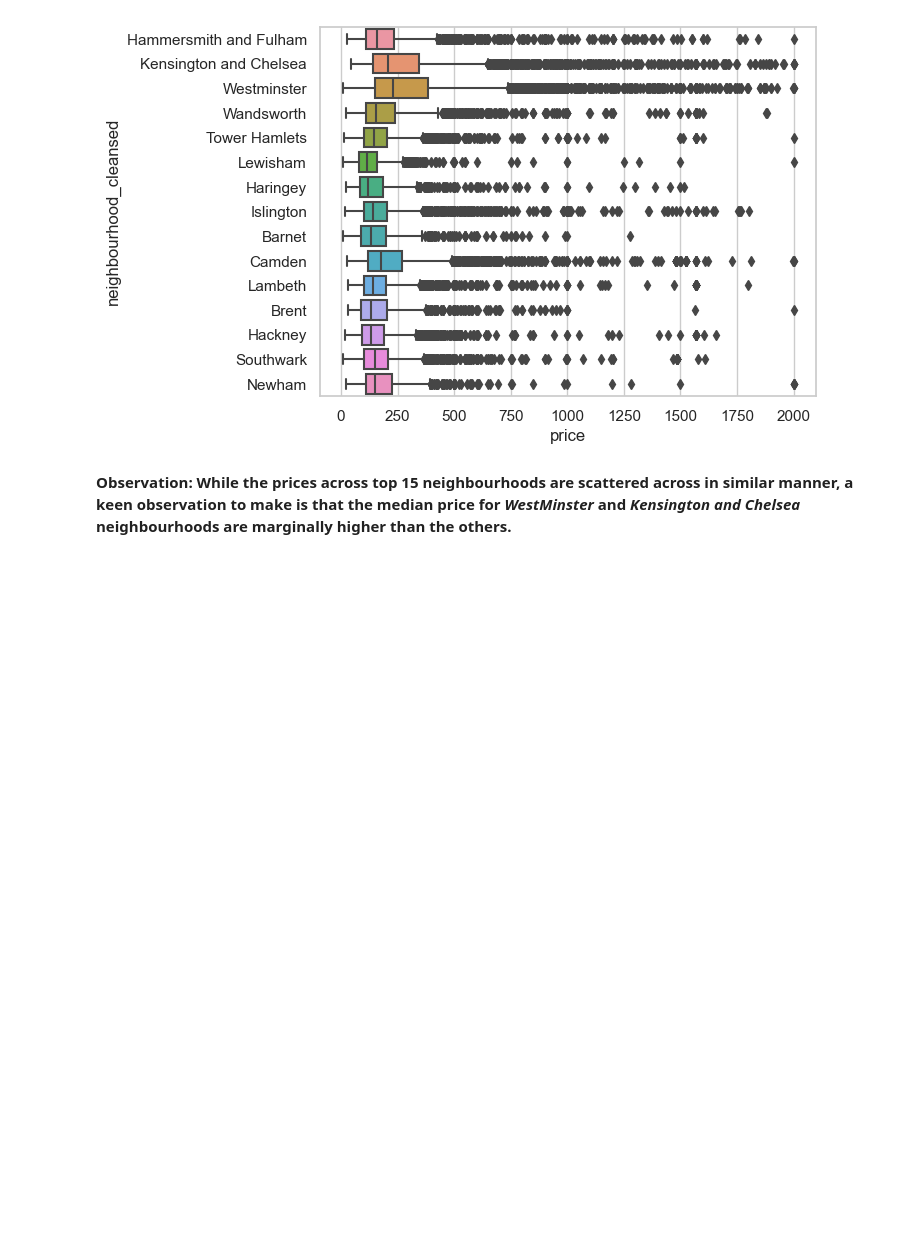
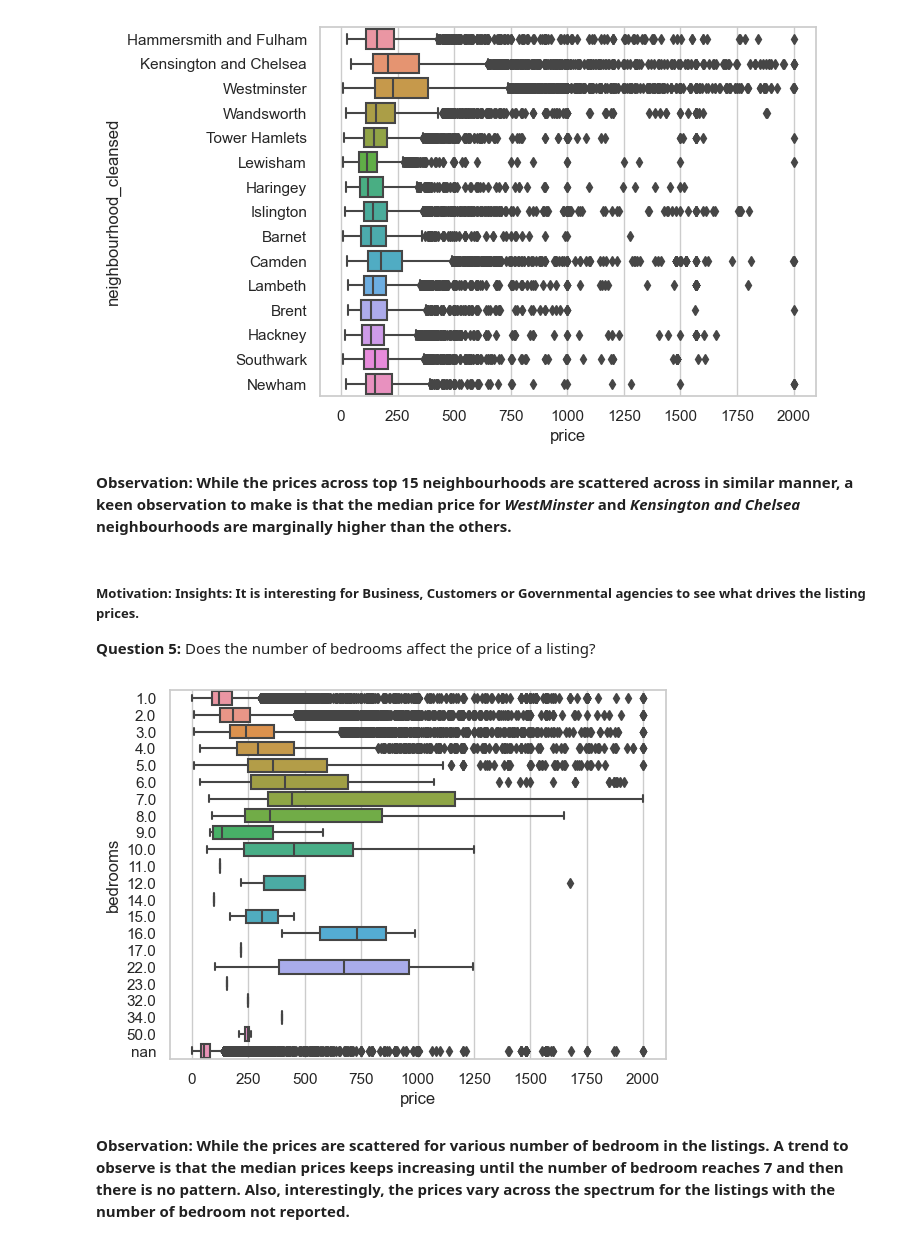
Before and after one commit to aravindkg7/Data-Science-Projects, a Jupyter notebook: Data Analysis - London BnB listings.ipynb, the cells around one changed output. Saved outputs shown, nothing was run; the diff lists cells and outputs as text; code cells hidden in the pictures; blank space fills up the shorter version.

Commit message:
Analysis 5 - Bedrooms vs price

```diff
--- a/Data Analysis - London BnB listings.ipynb
+++ b/Data Analysis - London BnB listings.ipynb
@@ -317,3 +317,15 @@ plt.show()
 [figure]
 # %% [markdown]
 **Observation: While the prices across top 15 neighbourhoods are scattered across in similar manner, a keen observation to make is that the median price for *WestMinster* and *Kensington and Chelsea* neighbourhoods are marginally higher than the others.**
+# %% [markdown]
+##### **Motivation:** Insights: It is interesting for Business, Customers or Governmental agencies to see what drives the listing prices.
+**Question 5:** Does the number of bedrooms affect the price of a listing?
+# %%
+#Plot the distribution of prices for different number of bedrooms
+data = data.sort_values('bedrooms')
+sns.boxplot(data=data, x='price', y=data['bedrooms'].astype(str))
+plt.show()
+# %% [output]
+[figure, added]
+# %% [markdown]
+**Observation: While the prices are scattered for various number of bedroom in the listings. A trend to observe is that the median prices keeps increasing until the number of bedroom reaches 7 and then there is no pattern. Also, interestingly, the prices vary across the spectrum for the listings with the number of bedroom not reported.**
```
